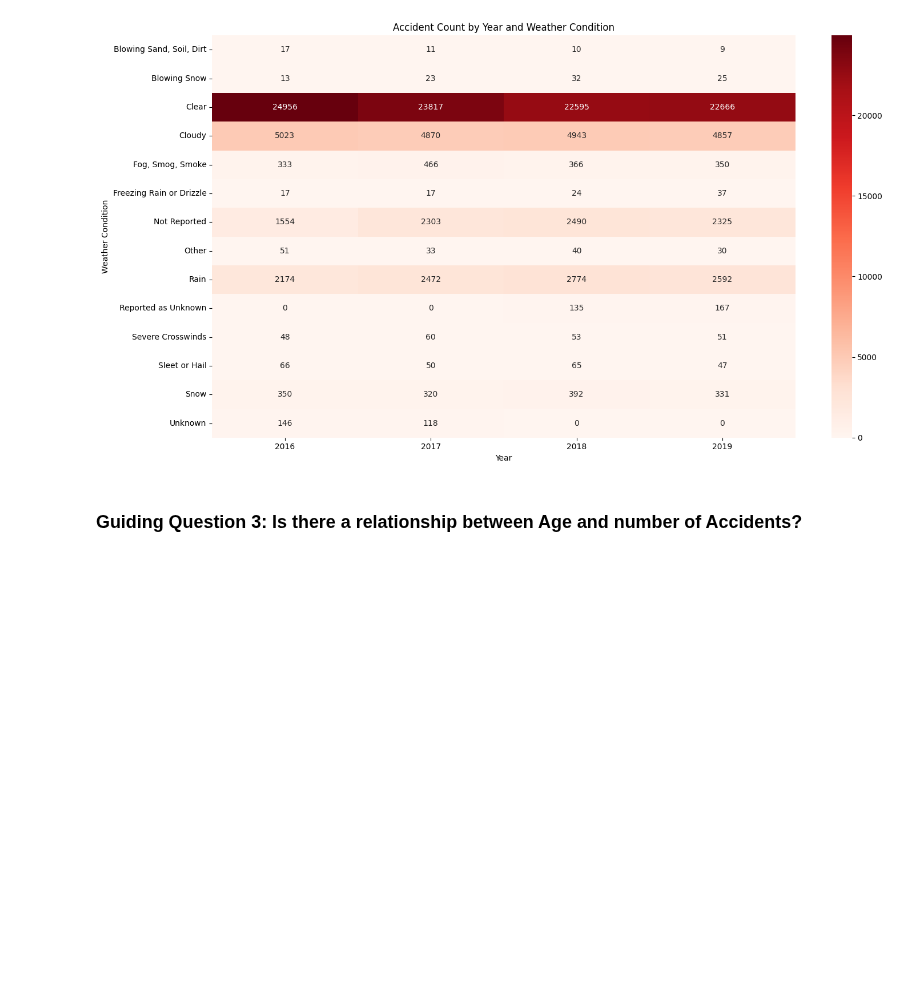
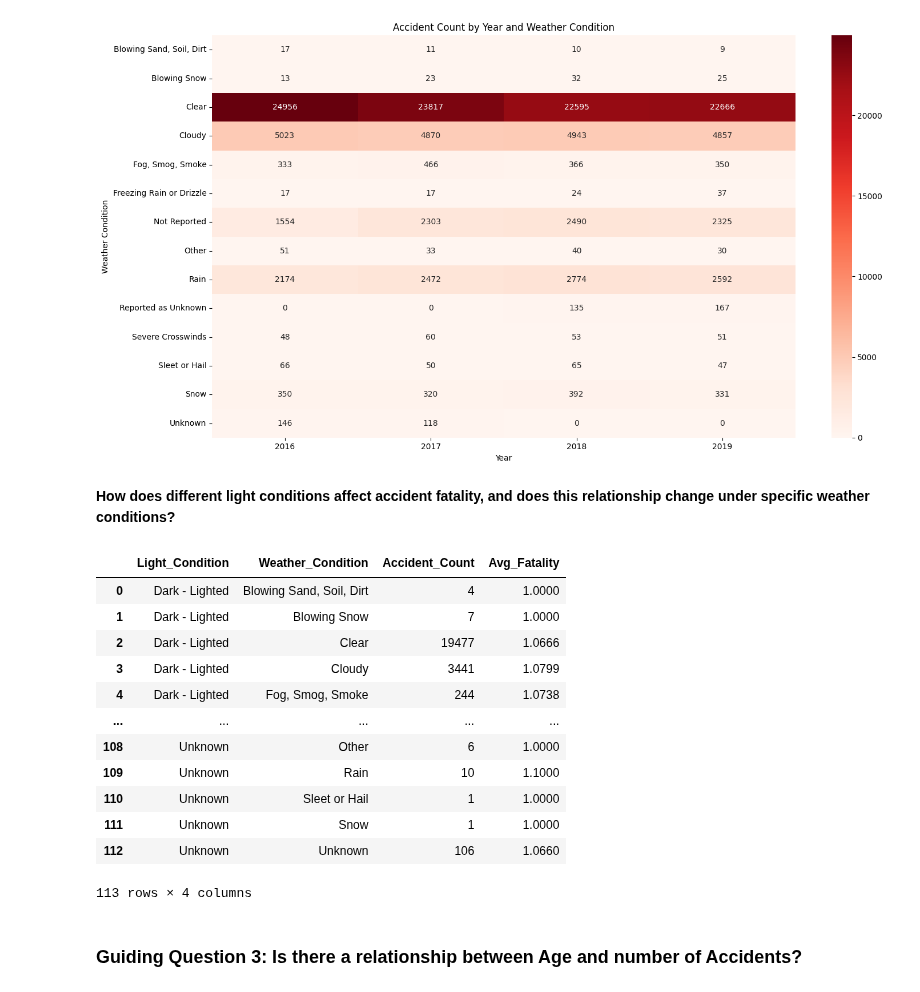
Before and after one commit to ddlondono/Traffic-Incidents-, a Jupyter notebook: Data 604 Project.ipynb, the cells around one changed output. Cells and saved outputs as stored; diff of their text form; code cells hidden in the pictures; blank space fills up the shorter version.

```diff
--- a/Data 604 Project.ipynb
+++ b/Data 604 Project.ipynb
@@ -489,0 +460,40 @@ severity_data = pd.read_sql_query(sql_query, engine)
+# %% [markdown]
+**How does different light conditions affect accident fatality, and does this relationship change under specific weather conditions?**
+# %%
+import pandas as pd
+import sqlalchemy as sq
+import plotly.express as px
+
+engine = sq.create_engine('mysql+mysqlconnector://l01-12:A9vwHwl5Sa4fa@datasciencedb2.ucalgary.ca/l01-12')
+
+# SQL query to analyze the number of accidents based on light conditions, weather conditions, and fatality
+sql_query = """
+    SELECT
+        COALESCE(LGT_CONDNAME, 'Unknown') AS Light_Condition,
+        COALESCE(WEATHERNAME, 'Unknown') AS Weather_Condition,
+        COUNT(*) AS Accident_Count,
+        AVG(FATALS) AS Avg_Fatality
+    FROM
+        accidents
+    GROUP BY
+        Light_Condition, Weather_Condition
+"""
+
+# Read the data into a pandas DataFrame
+accidents_analysis = pd.read_sql_query(sql_query, engine)
+
+display(accidents_analysis)
+# %% [output]
+|  | Light_Condition | Weather_Condition | Accident_Count | Avg_Fatality |
+| 0 | Dark - Lighted | Blowing Sand, Soil, Dirt | 4 | 1.0000 |
+| 1 | Dark - Lighted | Blowing Snow | 7 | 1.0000 |
+| 2 | Dark - Lighted | Clear | 19477 | 1.0666 |
+| 3 | Dark - Lighted | Cloudy | 3441 | 1.0799 |
+| 4 | Dark - Lighted | Fog, Smog, Smoke | 244 | 1.0738 |
+| ... | ... | ... | ... | ... |
+| 108 | Unknown | Other | 6 | 1.0000 |
+| 109 | Unknown | Rain | 10 | 1.1000 |
+| 110 | Unknown | Sleet or Hail | 1 | 1.0000 |
+| 111 | Unknown | Snow | 1 | 1.0000 |
+| 112 | Unknown | Unknown | 106 | 1.0660 |
+113 rows × 4 columns
```
Also changed, not shown: parts of 9 cells of this notebook.
